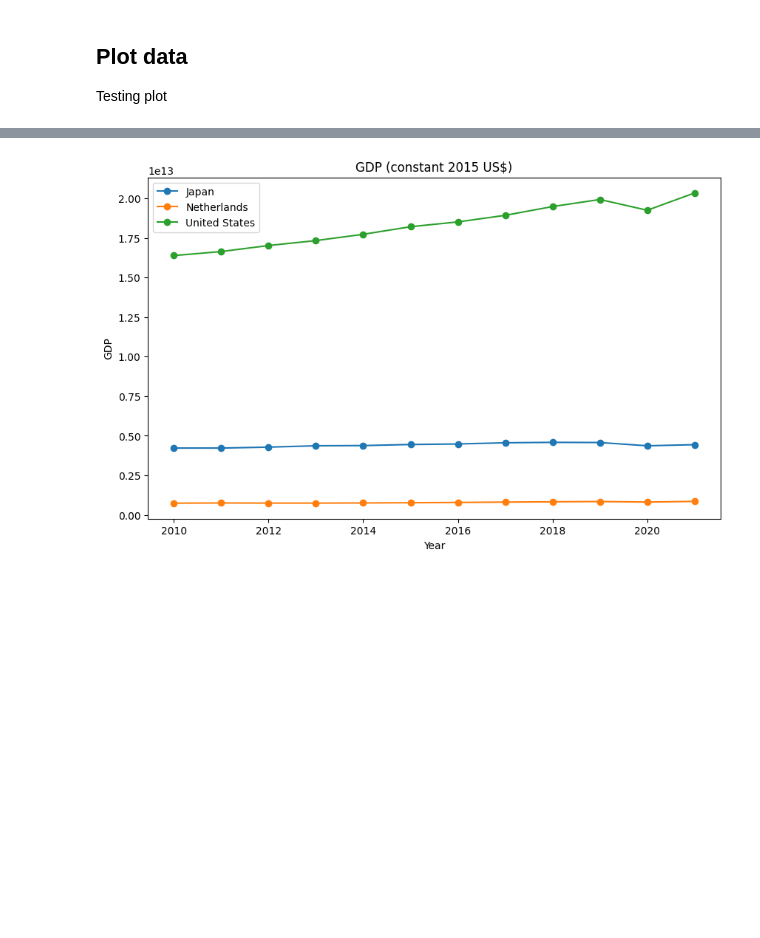
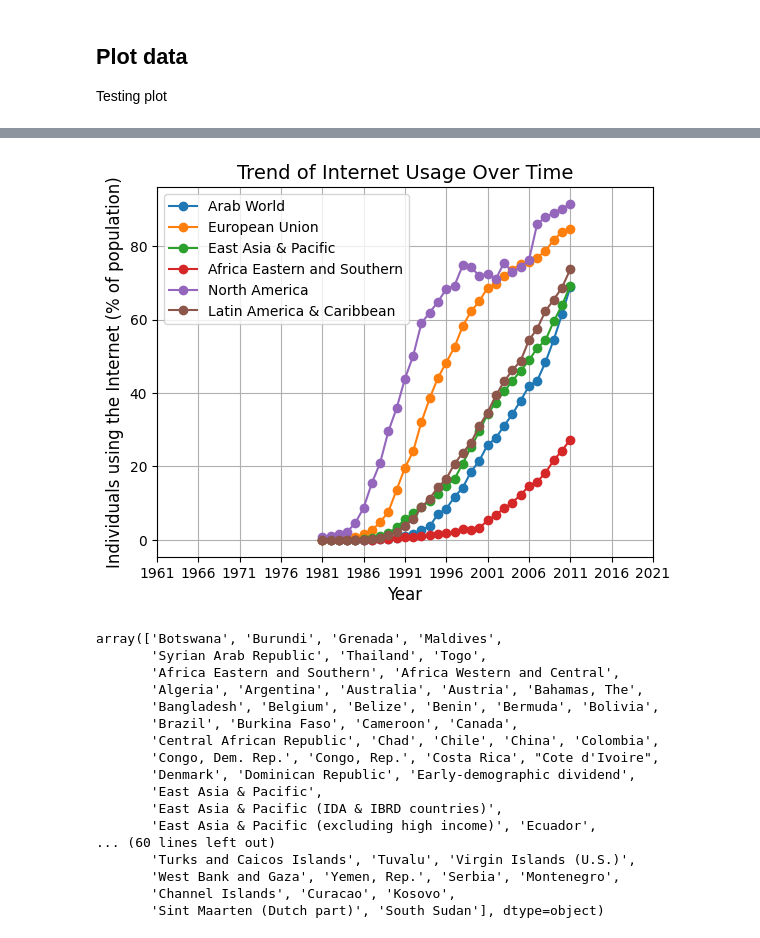
Before and after one commit to anetey-abbey/infoviz, a Jupyter notebook: _sources/docs/wdi.ipynb, the cells around one changed output, grey strips where cells are left out. Drawn from its saved outputs; the diff is of its cells as text; code cells hidden in the pictures; blank space fills up the shorter version.

```diff
--- a/_sources/docs/wdi.ipynb
+++ b/_sources/docs/wdi.ipynb
@@ -61,0 +32,9 @@ df
+# %%
+df_long = df.melt(id_vars=['Country Name', 'Country Code', 'Indicator Name', 'Indicator Code'],
+                  var_name='Year', value_name='Value')
+
+df_wide = df_long.pivot_table(index=['Year', 'Country Name', 'Country Code'],
+                              columns='Indicator Name', values='Value', aggfunc='first')
+
+df = df_wide.reset_index()
+df
@@ -83,17 +59,44 @@ plt.show()
-# %%
-df_gdp = df[df["Indicator Name"] == "GDP (constant 2015 US$)"]
-
-df_gdp = df_gdp[df_gdp['Country Code'].isin(['NLD', 'USA', 'JPN'])]
-
-# Line plot for GDP
-plt.figure(figsize=(10, 6))
-for country in df_gdp['Country Name'].unique():
-    country_data = df_gdp[df_gdp['Country Name'] == country]
-    plt.plot(country_data['Year'], country_data['Value'], marker='o', label=country)
-plt.title('GDP (constant 2015 US$)')
-plt.ylabel('GDP')
-plt.xlabel('Year')
-plt.legend()
-plt.show()
-# %% [output]
-[figure, removed]
+# %%
+country_groups = ["Arab World",
+                  "European Union",
+                  "East Asia & Pacific",
+                  "Africa Eastern and Southern",
+                  "North America",
+                  "Latin America & Caribbean"]
+
+df_groups = df[df['Country Name'].isin(country_groups)]
+
+for group in country_groups:
+    group_data = df_groups[df_groups['Country Name'] == group]
+    plt.plot(group_data['Year'], group_data['Individuals using the Internet (% of population)'], marker='o', linestyle='-', label=group)
+
+plt.title('Trend of Internet Usage Over Time', fontsize=14)
+plt.xlabel('Year', fontsize=12)
+plt.ylabel('Individuals using the Internet (% of population)', fontsize=12)
+locs, labels = plt.xticks()
+plt.xticks(locs[::5], df_groups['Year'].unique()[::5])
+plt.legend()
+plt.grid(True)
+plt.show()
+
+unique_values = df['Country Name'].unique()
+unique_values
+# %% [output]
+[figure, added]
+array(['Botswana', 'Burundi', 'Grenada', 'Maldives',
+       'Syrian Arab Republic', 'Thailand', 'Togo',
+       'Africa Eastern and Southern', 'Africa Western and Central',
+       'Algeria', 'Argentina', 'Australia', 'Austria', 'Bahamas, The',
+       'Bangladesh', 'Belgium', 'Belize', 'Benin', 'Bermuda', 'Bolivia',
+       'Brazil', 'Burkina Faso', 'Cameroon', 'Canada',
+       'Central African Republic', 'Chad', 'Chile', 'China', 'Colombia',
+       'Congo, Dem. Rep.', 'Congo, Rep.', 'Costa Rica', "Cote d'Ivoire",
+       'Denmark', 'Dominican Republic', 'Early-demographic dividend',
+       'East Asia & Pacific',
+       'East Asia & Pacific (IDA & IBRD countries)',
+       'East Asia & Pacific (excluding high income)', 'Ecuador',
+... (60 lines left out)
+       'Turks and Caicos Islands', 'Tuvalu', 'Virgin Islands (U.S.)',
+       'West Bank and Gaza', 'Yemen, Rep.', 'Serbia', 'Montenegro',
+       'Channel Islands', 'Curacao', 'Kosovo',
+       'Sint Maarten (Dutch part)', 'South Sudan'], dtype=object)
```
Also changed, not shown: parts of 8 cells of this notebook, 5 other files.
